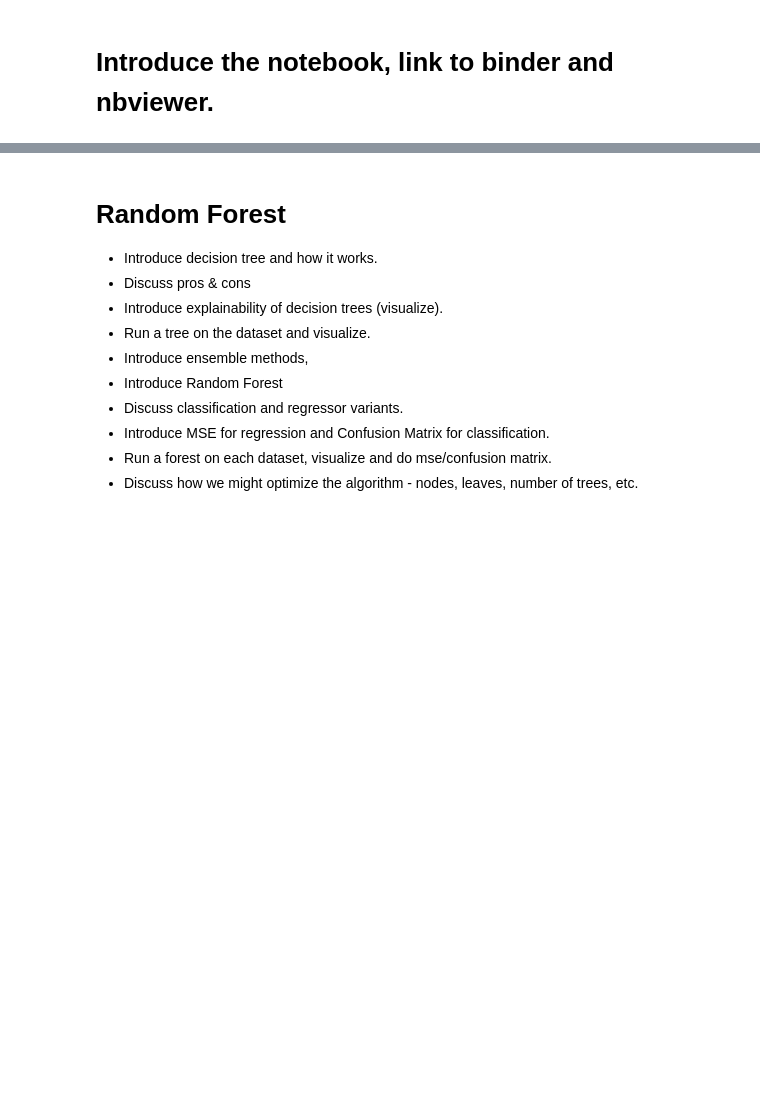
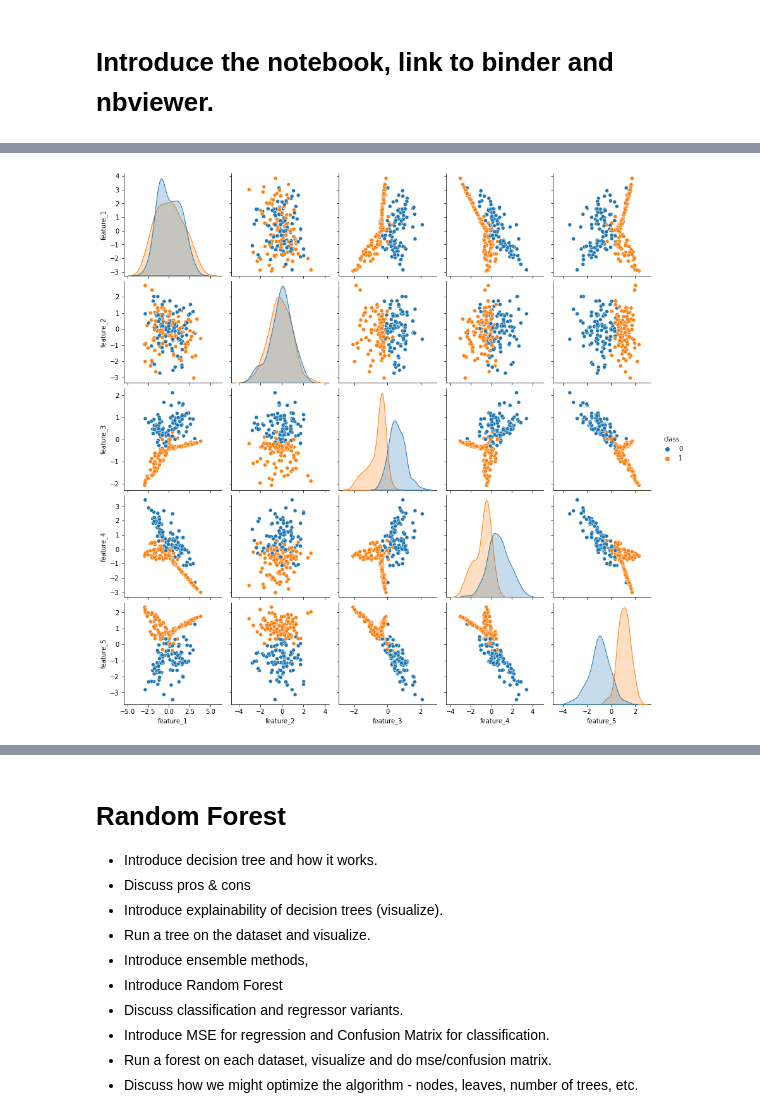
Before and after one commit to OtherBrian/machine-learning, a Jupyter notebook: scikit-learn.ipynb, the cells around one changed output, grey strips where cells are left out. Drawn from its saved outputs; the diff is of its cells as text; code cells hidden in the pictures; blank space fills up the shorter version.

Commit message:
Created classification dataset. Added Kernal Trick details to SVM.

```diff
--- a/scikit-learn.ipynb
+++ b/scikit-learn.ipynb
@@ -70,0 +82,12 @@ REMEMBER - THIS IS NOT ABOUT THE DATA ITSELF, IT'S ABOUT THE PACKAGE AND THE ALG
+# %%
+from sklearn.datasets import make_classification
+
+# Creating the random data with 200 samples, 5 features, 2 classes, and specifying the random_state for consistency.
+classification_data = make_classification(n_samples = 200, n_features = 5, n_classes = 2, random_state = 0)
+
+# Converting the Numpy arrays into a DataFrame for easier exploratory analysis.
+classification_df = pd.DataFrame(classification_data[0], columns=['feature_1', 'feature_2', 'feature_3', 'feature_4', 'feature_5'])
+classification_df['class'] = classification_data[1]
+
+# Taking a look at the first 5 rows
+classification_df.head()
@@ -70,0 +113,4 @@ REMEMBER - THIS IS NOT ABOUT THE DATA ITSELF, IT'S ABOUT THE PACKAGE AND THE ALG
+# %%
+sns.pairplot(classification_df, hue = 'class');
+# %% [output]
+[figure, added]
```
Also changed, not shown: parts of 18 cells of this notebook, 6 other files.
